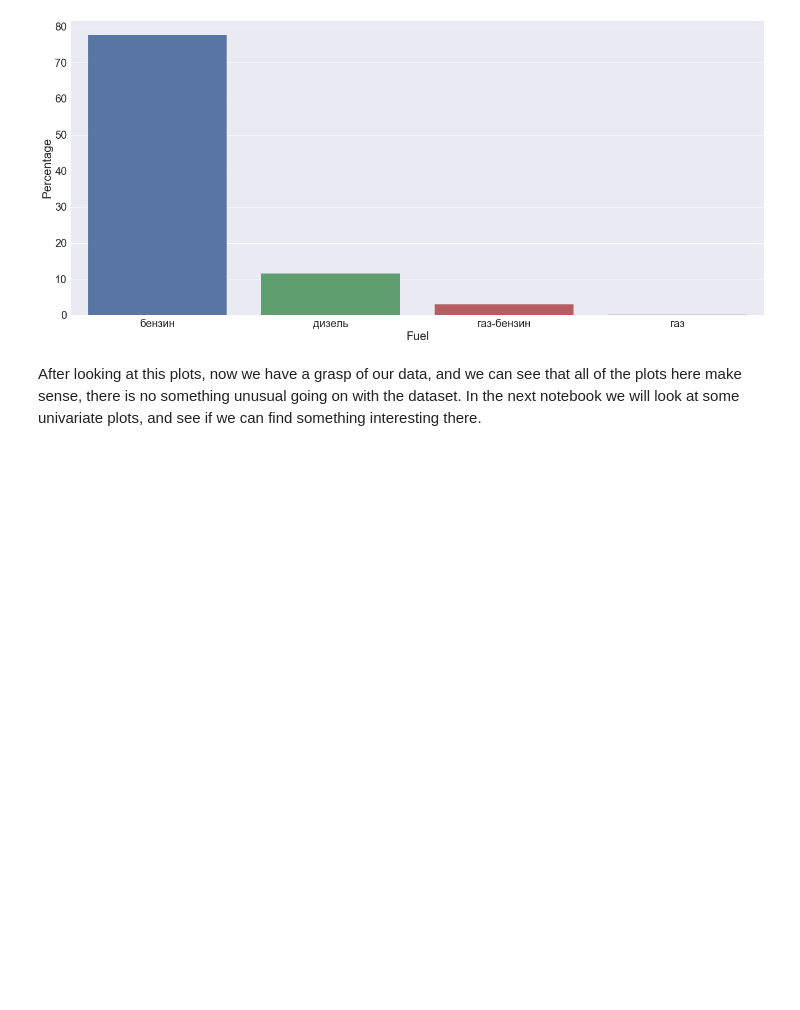
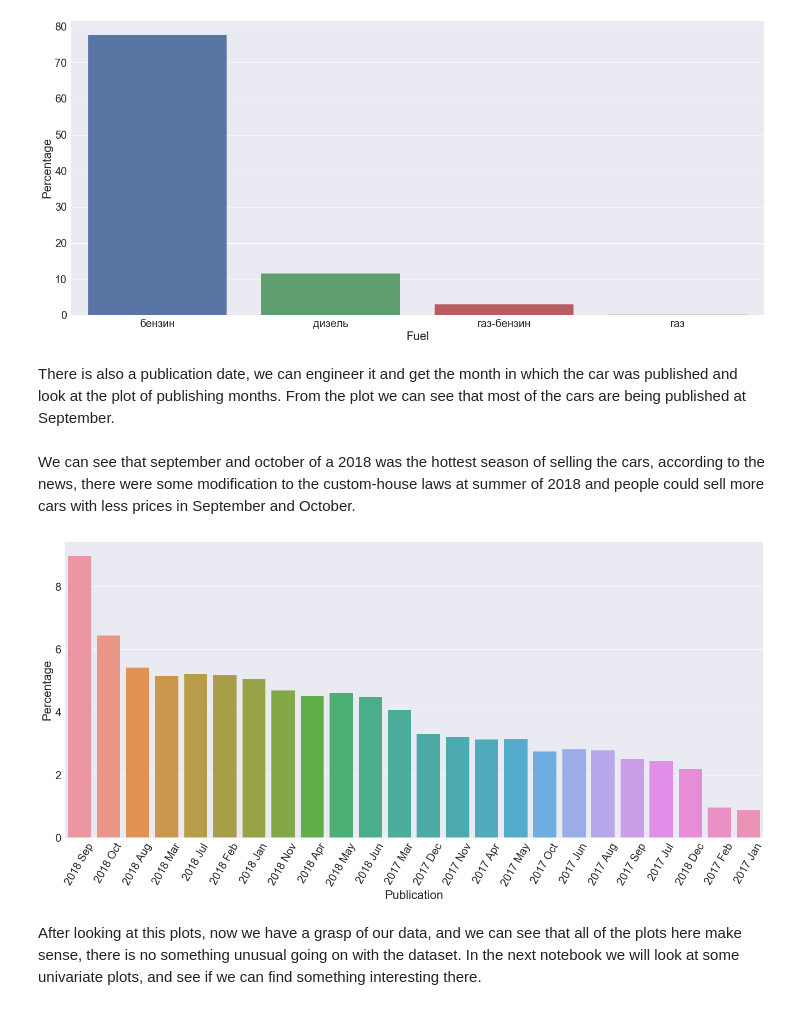
Before and after one commit to Danchesko/car-price-ML, a Jupyter notebook: project-report/01.2-Exploratory-Data-Analysis-.ipynb, the cells around one changed output. Saved outputs shown, nothing was run; the diff lists cells and outputs as text; code cells hidden in the pictures; blank space fills up the shorter version.

```diff
--- a/project-report/01.2-Exploratory-Data-Analysis-.ipynb
+++ b/project-report/01.2-Exploratory-Data-Analysis-.ipynb
@@ -125,5 +136,21 @@ carcass_plot.set_ylabel('Percentage')
 plt.show()
 # %% [output]
 [figure]
+# %% [markdown]
+There is also a publication date, we can engineer it and get the month in which the car was published and look at the plot of publishing months. From the plot we can see that most of the cars are being published at September.
+# %%
+car_data.Publication = pd.to_datetime(car_data.Publication)
+car_data.Publication = car_data.Publication.apply(lambda x: str(x.year) + " " + x.strftime('%b'))
+# %% [markdown]
+We can see that september and october of a 2018 was the hottest season of selling the cars, according to the news, there were some modification to the custom-house laws at summer of 2018 and people could sell more cars with less prices in September and October.
+# %%
+sns.set(font_scale=2)
+carcass_plot = sns.barplot(car_data.Publication, y = car_data.Capacity, order=car_data.Publication.value_counts().index,
+                          estimator=lambda x: len(x) / len(car_data) * 100)
+carcass_plot.set_ylabel('Percentage')
+plt.xticks(rotation=60)
+plt.show()
+# %% [output]
+[figure, added]
 # %% [markdown]
 After looking at this plots, now we have a grasp of our data, and we can see that all of the plots here make sense, there is no something unusual going on with the dataset. In the next notebook we will look at some univariate plots, and see if we can find something interesting there.
```
Also changed, not shown: parts of 4 cells of this notebook.
